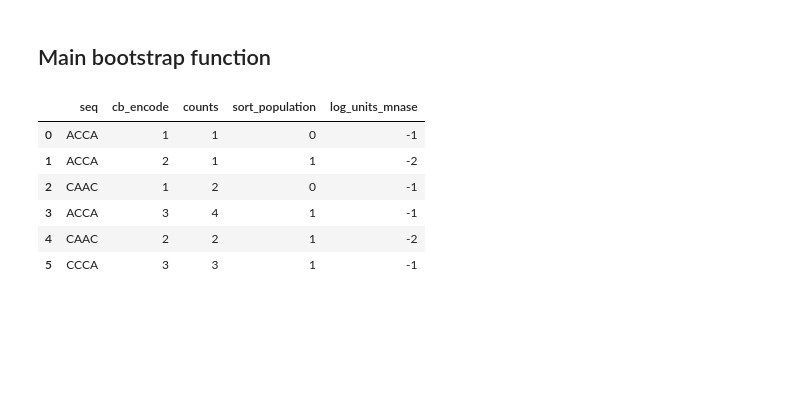
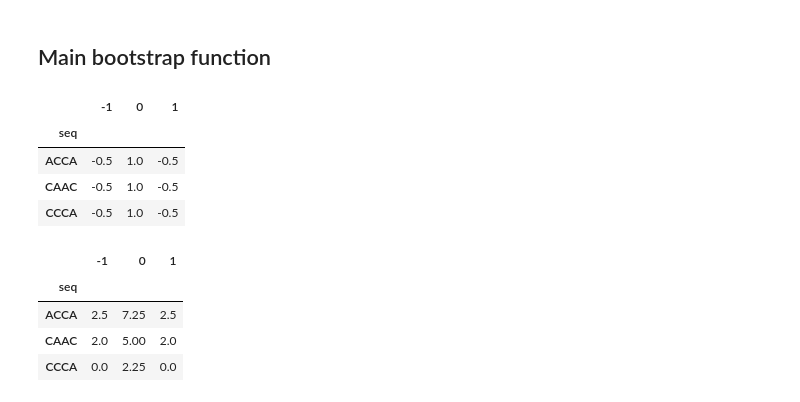
Before and after one commit to eugimarine/digestion_rates, a Jupyter notebook: 03_Boostrap_correlation.ipynb, the cells around one changed output. Cells and saved outputs as stored; diff of their text form; code cells hidden in the pictures; blank space fills up the shorter version.

```diff
--- a/03_Boostrap_correlation.ipynb
+++ b/03_Boostrap_correlation.ipynb
@@ -184,15 +219,15 @@ corr_df
 # | export
 
 def gmean_filter(pop1_digmatrix, pop2_digmatrix, threshold):
-    gm_score = (pop1_digmatrix.aggregate('mean', axis=1) * pop2_digmatrix.aggregate('mean', axis=1)).dropna()
+    gm_score = (pop1_digmatrix.mean(axis=1) * pop2_digmatrix.mean(axis=1)).dropna()
     i = gm_score.index[gm_score>threshold]
     return gm_score, i
 # %%
 pop1_digmatrix = pd.DataFrame([['AAA', 10, 1, 1],
-                              ['BBB', 1, 0, 0],
+                              ['BBB', 1, 1, 0],
                               ['CCC', 1,1,10]], columns=['seq', -1, 0, 1]).set_index('seq')
 pop2_digmatrix = pd.DataFrame([['AAA', 5, 1, 0],
-                              ['BBB', 1, 1, 1],
+                              ['BBB', 1, 2, 1],
                               ['DDD', 1,1,10]], columns=['seq', -1, 0, 1]).set_index('seq')
 gm_score, idx = gmean_filter(pop1_digmatrix, pop2_digmatrix, threshold=1)
 assert idx == 'AAA'
@@ -204,26 +239,30 @@ assert idx == 'AAA'
 def single_iteration_bootstrap_cc(seqcell, populations, samples_bootstrap, metadata, threshold=1):
     g0_digprof = bootstrap_population(seqcell, populations[0], samples_bootstrap, metadata)
     inter_digprof = bootstrap_population(seqcell, populations[1], samples_bootstrap, metadata)
+
     # filter low mean counts
     gmean, idx = gmean_filter(g0_digprof, inter_digprof, threshold=threshold)
     g0_digprof = g0_digprof.loc[idx, :]
     inter_digprof = inter_digprof.loc[idx, :]
 
+    # pearson coefficient
+    ddof = g0_digprof.shape[1] -1
+    g0_digprof = g0_digprof.sub(g0_digprof.mean(axis=1), axis=0).div(g0_digprof.std(axis=1, ddof=ddof), axis=0)
+    inter_digprof = inter_digprof.sub(inter_digprof.mean(axis=1), axis=0).div(inter_digprof.std(axis=1, ddof=ddof), axis=0)
+
     cc = cross_correlation_on_all_sequences(g0_digprof, inter_digprof)
     return cc
-# %%
-df
-# %% [output]
-|  | seq | cb_encode | counts | sort_population | log_units_mnase |
-| 0 | ACCA | 1 | 1 | 0 | -1 |
-| 1 | ACCA | 2 | 1 | 1 | -2 |
-| 2 | CAAC | 1 | 2 | 0 | -1 |
-| 3 | ACCA | 3 | 4 | 1 | -1 |
-| 4 | CAAC | 2 | 2 | 1 | -2 |
-| 5 | CCCA | 3 | 3 | 1 | -1 |
 # %%
 b = single_iteration_bootstrap_cc(df, [1,1],100, metadata, threshold=0)
 assert (b.loc[:, -1] == b.loc[:, 1]).all()
+# %%
+b
+# %% [output]
+|  | -1 | 0 | 1 |
+| seq |  |  |  |
+| ACCA | -0.5 | 1.0 | -0.5 |
+| CAAC | -0.5 | 1.0 | -0.5 |
+| CCCA | -0.5 | 1.0 | -0.5 |
 # %%
 # | export
 
@@ -253,3 +292,11 @@ cross_correlations = [corr_df, corr_df2]
 mean_cc, se_cc, max_cc = average_results_bootstrap(cross_correlations)
 assert (mean_cc.loc['ACCA', :] == np.array([2.5,7.25,5])).all()
 assert (max_cc == 0).all()
+# %%
+corr_df
+# %% [output]
+|  | -1 | 0 | 1 |
+| seq |  |  |  |
+| ACCA | 2.5 | 7.25 | 2.5 |
+| CAAC | 2.0 | 5.00 | 2.0 |
+| CCCA | 0.0 | 2.25 | 0.0 |
```
Also changed, not shown: parts of 11 cells of this notebook, 5 other files.
